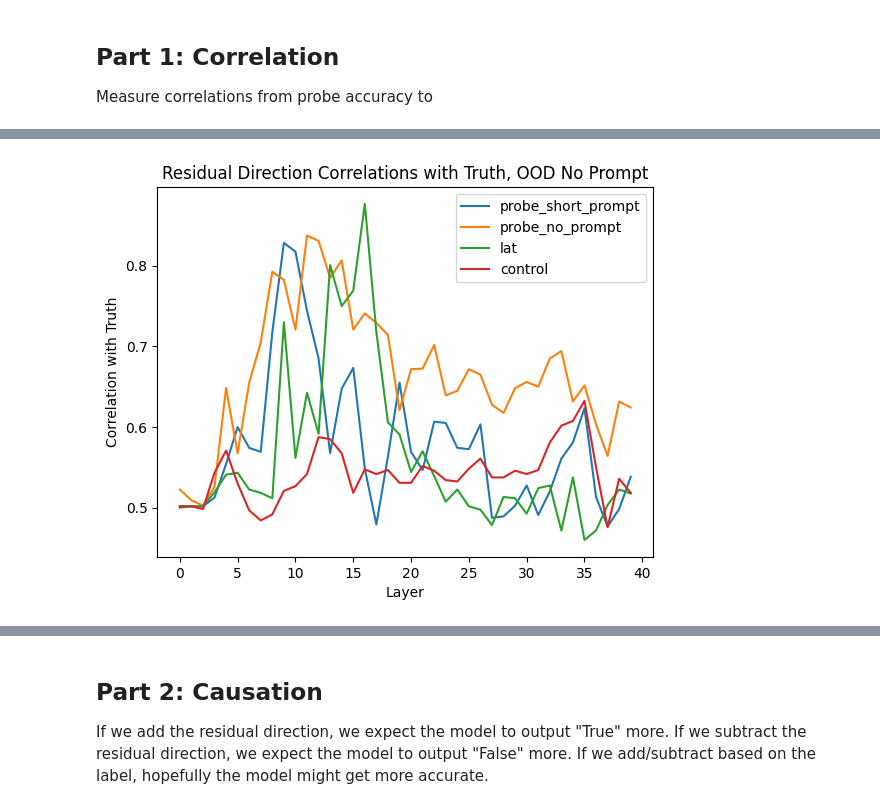
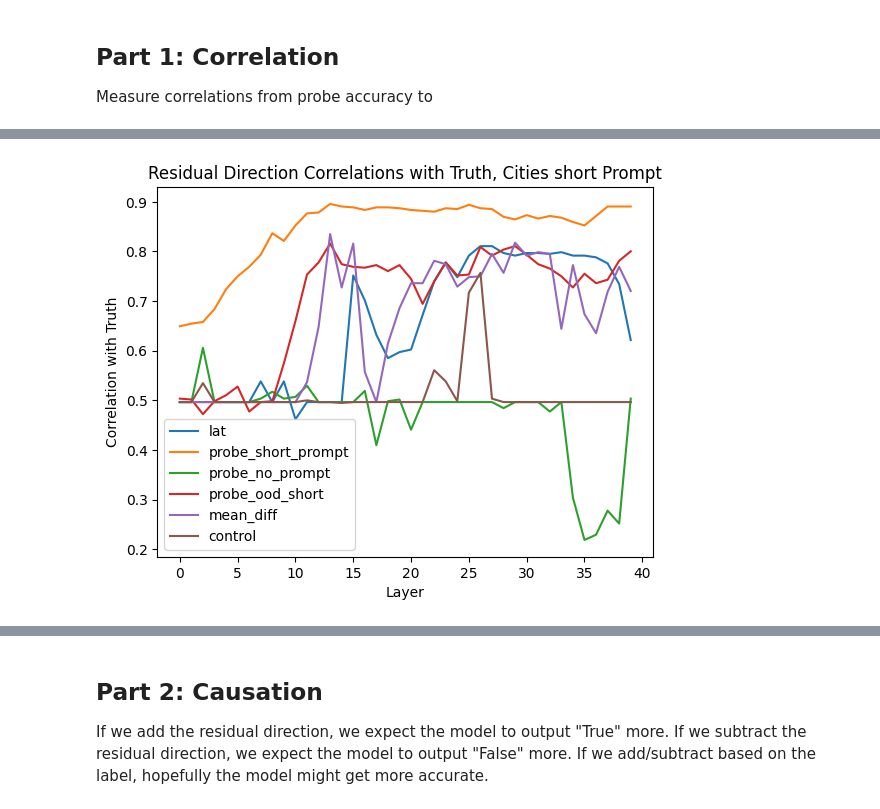
Before and after one commit to magikarp01/rep_control, a Jupyter notebook: rep_testing.ipynb, the cells around one changed output, grey strips where cells are left out. Saved outputs shown, nothing was run; the diff lists cells and outputs as text; code cells hidden in the pictures.

```diff
--- a/rep_testing.ipynb
+++ b/rep_testing.ipynb
@@ -236,15 +266,26 @@ with open(f"truthfulness_dirs/pca_directions_llama13b_function.pkl", "rb") as f:
     function_dir = pickle.load(f)
 function_resid_dirs = {l: function_dir[l-n_layers] for l in range(n_layers)}
 
-with open("truthfulness_dirs/13b_cities_modelact.pkl", "rb") as f:
+with open("truthfulness_dirs/13b_cities_honest_prompt_modelact.pkl", "rb") as f:
     modelact = pickle.load(f)
 probe_dirs = {l: modelact.probes["resid_post"][l].coef_.squeeze() for l in range(n_layers)}
 
 ood_split_name = "companies"
-with open(f"truthfulness_dirs/13b_{ood_split_name}_modelact.pkl", "rb") as f:
+with open(f"truthfulness_dirs/13b_{ood_split_name}_honest_prompt_modelact.pkl", "rb") as f:
     modelact_ood = pickle.load(f)
-
 probe_ood_dirs = {l: modelact_ood.probes["resid_post"][l].coef_.squeeze() for l in range(n_layers)}
 
 control_resid_dirs = {l: np.ones(shape=(d_model)) for l in range(n_layers)}
+# %%
+# difference in true vs false mean activations on train
+mean_diff_dirs = {}
+for layer in range(n_layers):
+    true_acts = []
+    false_acts = []
+    for i, label in enumerate(train_labels):
+        if label == 1:
+            true_acts.append(train_cache[layer][i])
+        else:
+            false_acts.append(train_cache[layer][i])
+    mean_diff_dirs[layer] = (np.mean(np.stack(true_acts), axis=0) - np.mean(np.stack(false_acts), axis=0)).squeeze()
 # %%
@@ -521,46 +583,45 @@ Measure correlations from probe accuracy to
 # %%
-with open("truthfulness_dirs/ood_no_prompt_cache_info.pkl", "rb") as f:
-    ood_cache, ood_clean_probs, ood_labels = pickle.load(f)
+prompt_type = "short"
 
-with open("truthfulness_dirs/13b_cities_short_prompt_modelact.pkl", "rb") as f:
-    short_modelact = pickle.load(f)
-short_probe_dirs = {l: short_modelact.probes["resid_post"][l].coef_.squeeze() for l in range(n_layers)}
+with open(f"truthfulness_dirs/test_{prompt_type}_prompt_cache_info.pkl", "rb") as f:
+    test_cache, test_clean_probs, test_labels = pickle.load(f)
 
-with open("truthfulness_dirs/13b_cities_no_prompt_modelact.pkl", "rb") as f:
-    no_modelact = pickle.load(f)
-no_probe_dirs = {l: no_modelact.probes["resid_post"][l].coef_.squeeze() for l in range(n_layers)}
-
-with open(f"truthfulness_dirs/activations_lat_cities_llama13b_chat.pkl", "rb") as f:
-    lat_dir = pickle.load(f)
-lat_dir[-40] = np.zeros_like(lat_dir[-39])
-lat_dirs = {l: lat_dir[l-n_layers][0] for l in range(n_layers)}
-
-
-control_resid_dirs = {l: np.ones(shape=(d_model)) for l in range(n_layers)}
-
-correlation_dirs = {"probe_short_prompt": short_probe_dirs, "probe_no_prompt": no_probe_dirs, "lat": lat_dirs, "control": control_resid_dirs}
 
 from sklearn.metrics import accuracy_score
 from sklearn.linear_model import LogisticRegression
-def get_pred_labels(direction, activations, baseline=0):
+def get_pred_labels(direction, activations, baseline=(1, 0), probe=False):
     """
     Get predicted labels given activations
+
+    If probe is true, then direction is a LogisticRegression probe.
     """
     pred_labels = []
     for sample in range(len(activations.keys())):
 
-        pred_label = clf.predict(einops.einsum(activations[sample], direction, "i j d_model, d_model -> i j"))
+        if probe:
+            pred_label = direction.predict(einops.rearrange(activations[sample], "1 1 d_model -> 1 d_model"))
+        else:
+            pred_label = 1 if np.sign(baseline[0] * einops.einsum(activations[sample], direction, "i j d_model, d_model ->") + baseline[1]) > 0 else 0
 
         pred_labels.append(pred_label)
     return pred_labels
 
-def get_baseline(direction, activations, labels):
+def get_baseline(direction, activations, labels, constrained=True):
+    """
+    If constrained, constrain coefficient to be positive.
+    """
     dot_prods = []
     for sample in range(len(activations.keys())):
         dot_prods.append(einops.einsum(activations[sample], direction, "i i d_model, d_model -> i"))
     dot_prods = np.expand_dims(np.array(dot_prods).squeeze(), axis=-1)
+
     clf = LogisticRegression(max_iter=1000, fit_intercept=True).fit(dot_prods, labels)
-    return clf
+    m, b = clf.coef_.item(), clf.intercept_.item()
+    if constrained:
+        if m < 0:
+            m = 0
+            b = np.mean([1 if label else -1 for label in labels])
+    return m, b
 
 tune_baseline = True
 for direction_name in correlation_dirs.keys():
@@ -568,18 +629,30 @@ for direction_name in correlation_dirs.keys():
     for layer in range(n_layers):
 
         if tune_baseline:
-            clf = get_baseline(correlation_dirs[direction_name][layer], ood_cache[layer], ood_labels)
+            m, b = get_baseline(correlation_dirs[direction_name][layer], train_cache[layer], train_labels, constrained=True)
         else:
-            clf = None
+            m = 1
+            b = 0
 
-        if clf.coef_.item() < 0:
-            print(f"Negative Coefficient at {layer=}, {direction_name=}")
-        pred_labels = get_pred_labels(correlation_dirs[direction_name][layer], ood_cache[layer], baseline=clf)
+        # if clf.coef_.item() < 0:
+        #     print(f"Negative Coefficient at {layer=}, {direction_name=}")
 
-        accs.append(accuracy_score(pred_labels, ood_labels))
+        if direction_name == "probe_short_prompt":
+            probe: LogisticRegression = short_modelact.probes["resid_post"][layer]
+            pred_labels = get_pred_labels(probe, test_cache[layer], probe=True)
+        elif direction_name == "probe_no_prompt":
+            probe: LogisticRegression = no_modelact.probes["resid_post"][layer]
+            pred_labels = get_pred_labels(probe, test_cache[layer], probe=True)
+        elif direction_name == "probe_ood_short":
+            probe: LogisticRegression = ood_short_modelact.probes["resid_post"][layer]
+            pred_labels = get_pred_labels(probe, test_cache[layer], probe=True)
+        else:
+            pred_labels = get_pred_labels(correlation_dirs[direction_name][layer], test_cache[layer], baseline=(m, b))
+
+        accs.append(accuracy_score(pred_labels, test_labels))
     plt.plot(range(n_layers), accs, label=direction_name)
 
-plt.title("Residual Direction Correlations with Truth, OOD No Prompt")
+plt.title(f"Residual Direction Correlations with Truth, Cities {prompt_type} Prompt")
 plt.xlabel("Layer")
 plt.ylabel("Correlation with Truth")
 plt.legend()
@@ -605 +661 @@ Negative Coefficient at layer=37, direction_name='control'
-[figure, old version]
+[figure, new version]
```
Also changed, not shown: parts of 17 cells of this notebook.
